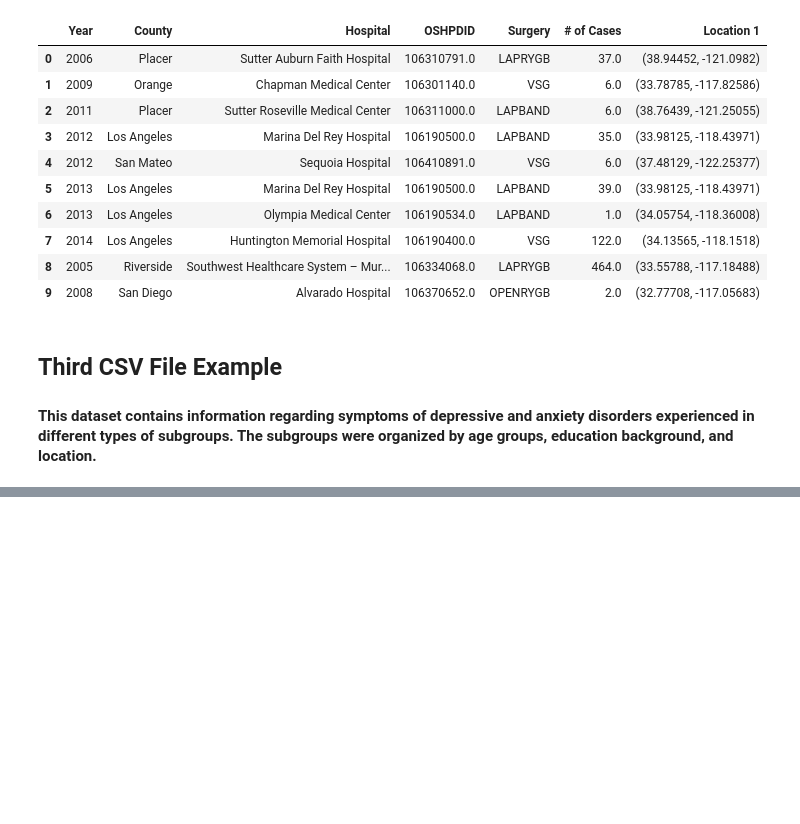
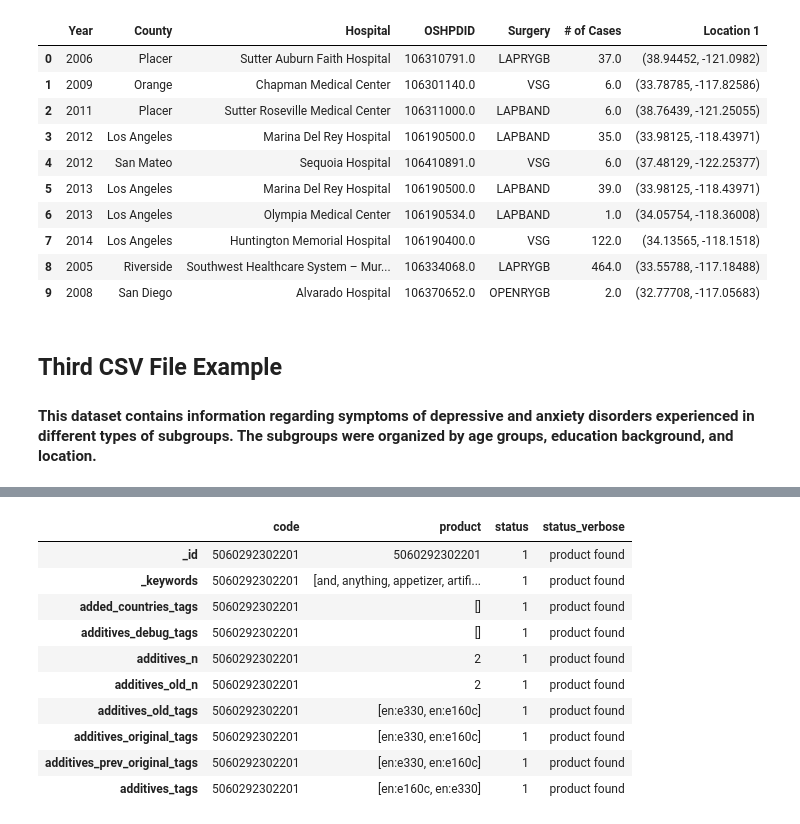
Before and after one commit to ktdutta/datasci_1_loading, a Jupyter notebook: HHA_507_DataScience_Intro_Assignment.ipynb, the cells around one changed output, grey strips where cells are left out. Saved outputs shown, nothing was run; the diff lists cells and outputs as text; code cells hidden in the pictures; blank space fills up the shorter version.

```diff
--- a/HHA_507_DataScience_Intro_Assignment.ipynb
+++ b/HHA_507_DataScience_Intro_Assignment.ipynb
@@ -59,0 +89,15 @@ df3[:10]
+# %%
+data1=dp.read_json('https://world.openfoodfacts.org/api/v0/product/5060292302201.json')
+data1[:10]
+# %% [output]
+|  | code | product | status | status_verbose |
+| _id | 5060292302201 | 5060292302201 | 1 | product found |
+| _keywords | 5060292302201 | [and, anything, appetizer, artifi... | 1 | product found |
+| added_countries_tags | 5060292302201 | [] | 1 | product found |
+| additives_debug_tags | 5060292302201 | [] | 1 | product found |
+| additives_n | 5060292302201 | 2 | 1 | product found |
+| additives_old_n | 5060292302201 | 2 | 1 | product found |
+| additives_old_tags | 5060292302201 | [en:e330, en:e160c] | 1 | product found |
+| additives_original_tags | 5060292302201 | [en:e330, en:e160c] | 1 | product found |
+| additives_prev_original_tags | 5060292302201 | [en:e330, en:e160c] | 1 | product found |
+| additives_tags | 5060292302201 | [en:e160c, en:e330] | 1 | product found |
```
Also changed, not shown: parts of 13 cells of this notebook.
